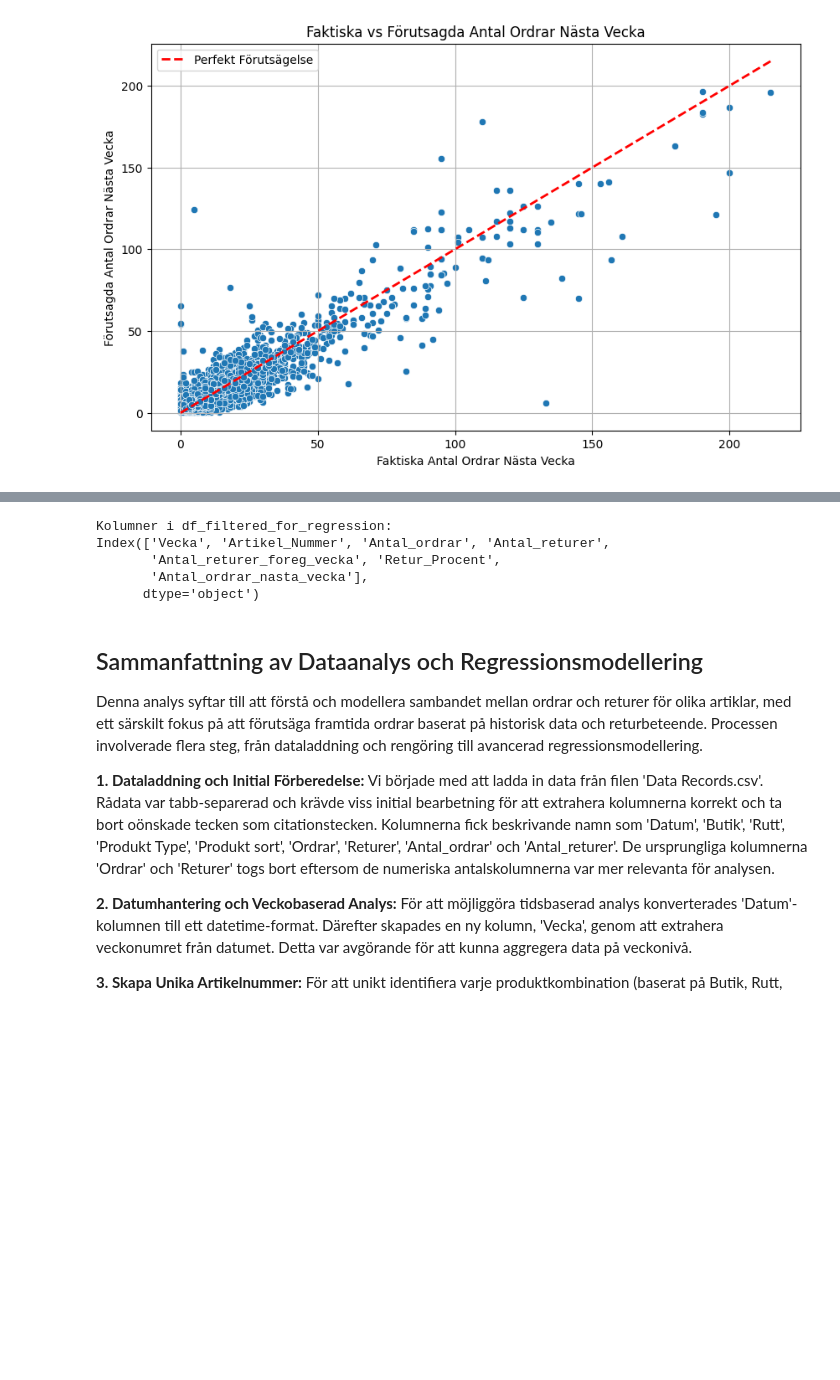
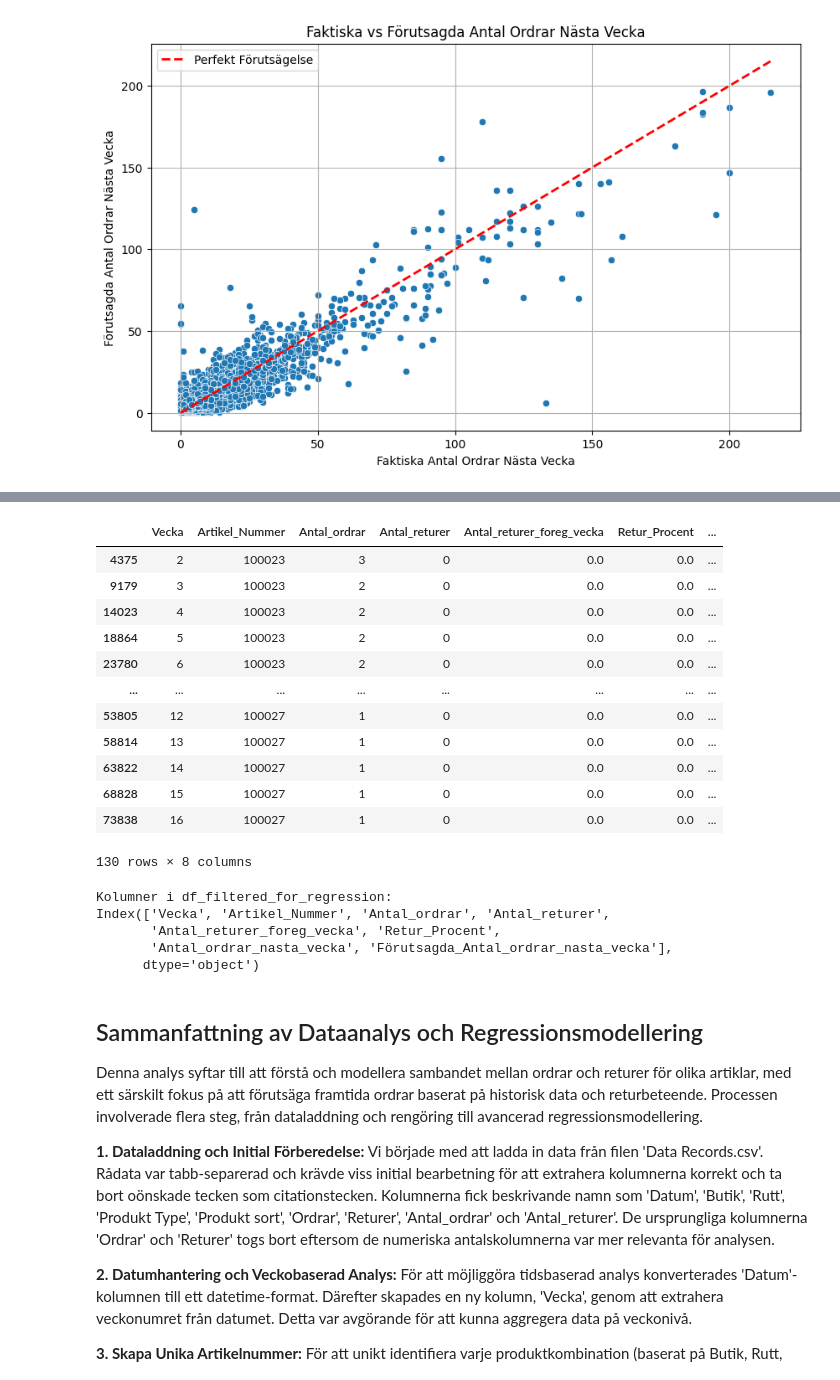
Before and after one commit to mortezabasati-source/Eget-projekt, a Jupyter notebook: Egetprojekt.ipynb, the cells around one changed output, grey strips where cells are left out. Drawn from its saved outputs; the diff is of its cells as text; code cells hidden in the pictures; blank space fills up the shorter version.

```diff
--- a/Egetprojekt.ipynb
+++ b/Egetprojekt.ipynb
@@ -422,3 +438,23 @@ plt.show()
+# %%
+# Använd den tränade modellen för att göra förutsägelser på hela den filtrerade datamängden
+df_filtered_for_regression['Förutsagda_Antal_ordrar_nasta_vecka'] = model.predict(X).round().astype(int)
+
+# Visa de första raderna med de förutsagda värdena
+display(df_filtered_for_regression.head(130))
+# %% [output]
+|  | Vecka | Artikel_Nummer | Antal_ordrar | Antal_returer | Antal_returer_foreg_vecka | Retur_Procent | ... |
+| 4375 | 2 | 100023 | 3 | 0 | 0.0 | 0.0 | ... |
+| 9179 | 3 | 100023 | 2 | 0 | 0.0 | 0.0 | ... |
+| 14023 | 4 | 100023 | 2 | 0 | 0.0 | 0.0 | ... |
+| 18864 | 5 | 100023 | 2 | 0 | 0.0 | 0.0 | ... |
+| 23780 | 6 | 100023 | 2 | 0 | 0.0 | 0.0 | ... |
+| ... | ... | ... | ... | ... | ... | ... | ... |
+| 53805 | 12 | 100027 | 1 | 0 | 0.0 | 0.0 | ... |
+| 58814 | 13 | 100027 | 1 | 0 | 0.0 | 0.0 | ... |
+| 63822 | 14 | 100027 | 1 | 0 | 0.0 | 0.0 | ... |
+| 68828 | 15 | 100027 | 1 | 0 | 0.0 | 0.0 | ... |
+| 73838 | 16 | 100027 | 1 | 0 | 0.0 | 0.0 | ... |
+130 rows × 8 columns
 # %%
 # Visa kolumnnamnen i df_filtered_for_regression
 print("Kolumner i df_filtered_for_regression:")
@@ -427,7 +463,7 @@ print(df_filtered_for_regression.columns)
 Kolumner i df_filtered_for_regression:
 Index(['Vecka', 'Artikel_Nummer', 'Antal_ordrar', 'Antal_returer',
        'Antal_returer_foreg_vecka', 'Retur_Procent',
-       'Antal_ordrar_nasta_vecka'],
+       'Antal_ordrar_nasta_vecka', 'Förutsagda_Antal_ordrar_nasta_vecka'],
       dtype='object')
 # %% [markdown]
 ## Sammanfattning av Dataanalys och Regressionsmodellering
```
Also changed, not shown: parts of 2 cells of this notebook.
